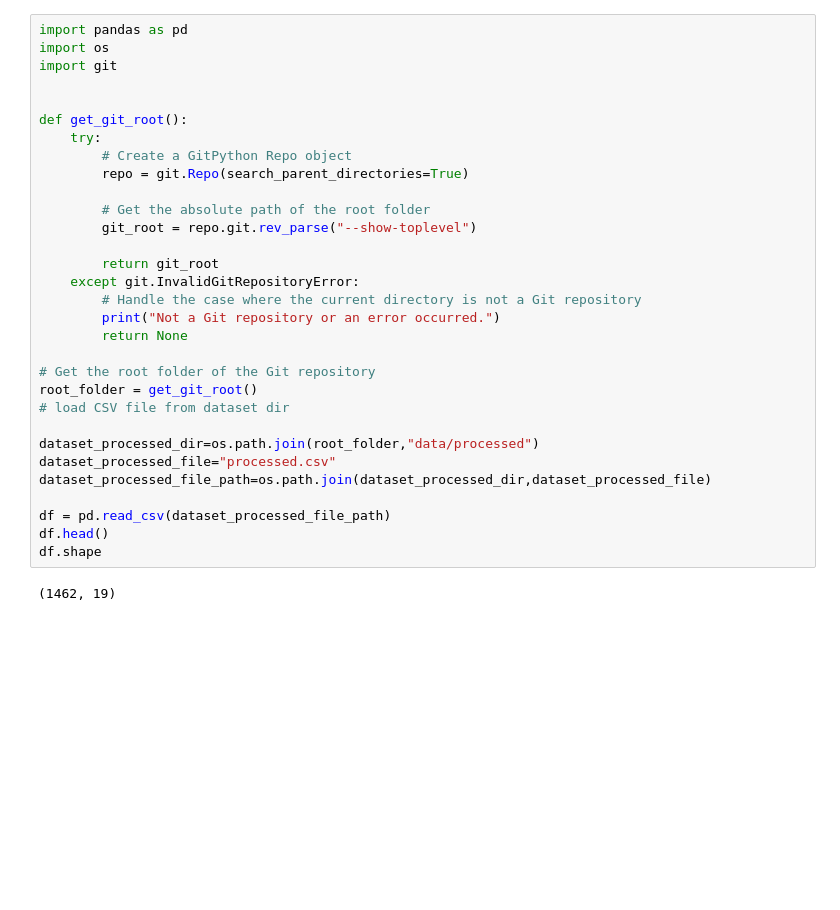
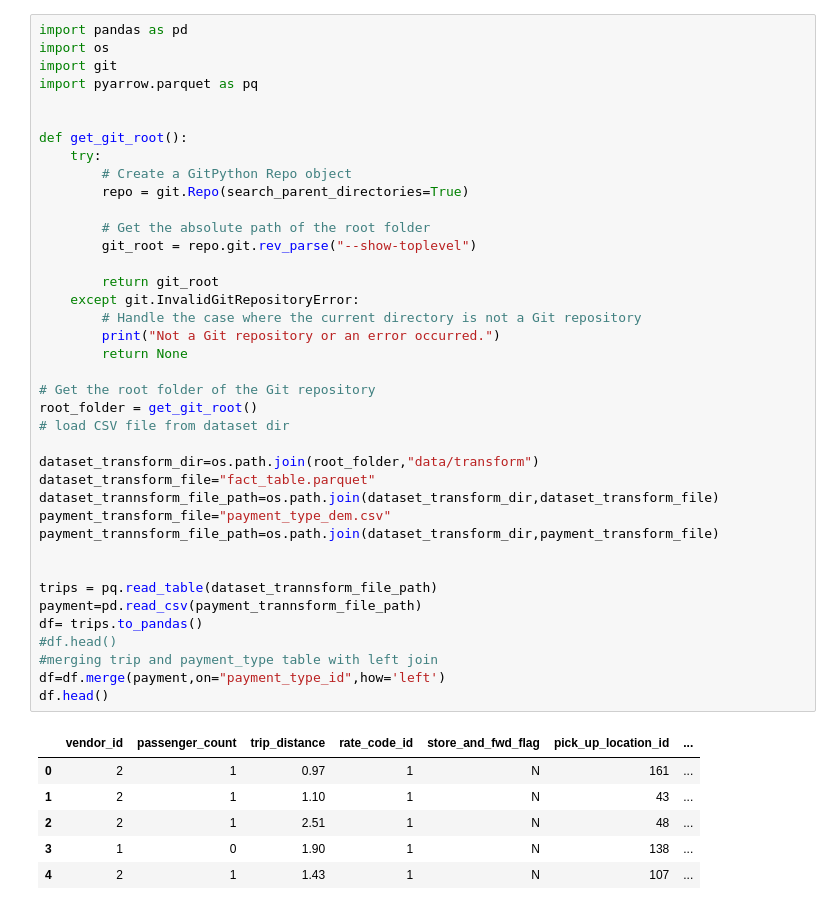
Before and after one commit to rr4323/Uber-Data-Analysis, a Jupyter notebook: notebooks/04_eda.ipynb, the cells around one changed output. Saved outputs shown, nothing was run; the diff lists cells and outputs as text; blank space fills up the shorter version.

Commit message:
completed data analysis part

```diff
--- a/notebooks/04_eda.ipynb
+++ b/notebooks/04_eda.ipynb
@@ -1,33 +1,46 @@
 # %%
 import pandas as pd
 import os
 import git
+import pyarrow.parquet as pq
 
 
 def get_git_root():
     try:
         # Create a GitPython Repo object
         repo = git.Repo(search_parent_directories=True)
 
         # Get the absolute path of the root folder
         git_root = repo.git.rev_parse("--show-toplevel")
 
         return git_root
     except git.InvalidGitRepositoryError:
         # Handle the case where the current directory is not a Git repository
         print("Not a Git repository or an error occurred.")
         return None
 
 # Get the root folder of the Git repository
 root_folder = get_git_root()
 # load CSV file from dataset dir
 
-dataset_processed_dir=os.path.join(root_folder,"data/processed")
-dataset_processed_file="processed.csv"
-dataset_processed_file_path=os.path.join(dataset_processed_dir,dataset_processed_file)
+dataset_transform_dir=os.path.join(root_folder,"data/transform")
+dataset_transform_file="fact_table.parquet"
+dataset_trannsform_file_path=os.path.join(dataset_transform_dir,dataset_transform_file)
+payment_transform_file="payment_type_dem.csv"
+payment_trannsform_file_path=os.path.join(dataset_transform_dir,payment_transform_file)
 
-df = pd.read_csv(dataset_processed_file_path)
+
+trips = pq.read_table(dataset_trannsform_file_path)
+payment=pd.read_csv(payment_trannsform_file_path)
+df= trips.to_pandas()
+#df.head()
+#merging trip and payment_type table with left join
+df=df.merge(payment,on="payment_type_id",how='left')
 df.head()
-df.shape
 # %% [output]
-(1462, 19)
+|  | vendor_id | passenger_count | trip_distance | rate_code_id | store_and_fwd_flag | pick_up_location_id | ... |
+| 0 | 2 | 1 | 0.97 | 1 | N | 161 | ... |
+| 1 | 2 | 1 | 1.10 | 1 | N | 43 | ... |
+| 2 | 2 | 1 | 2.51 | 1 | N | 48 | ... |
+| 3 | 1 | 0 | 1.90 | 1 | N | 138 | ... |
+| 4 | 2 | 1 | 1.43 | 1 | N | 107 | ... |
```
Also changed, not shown: parts of 2 cells of this notebook, 8 other files.
